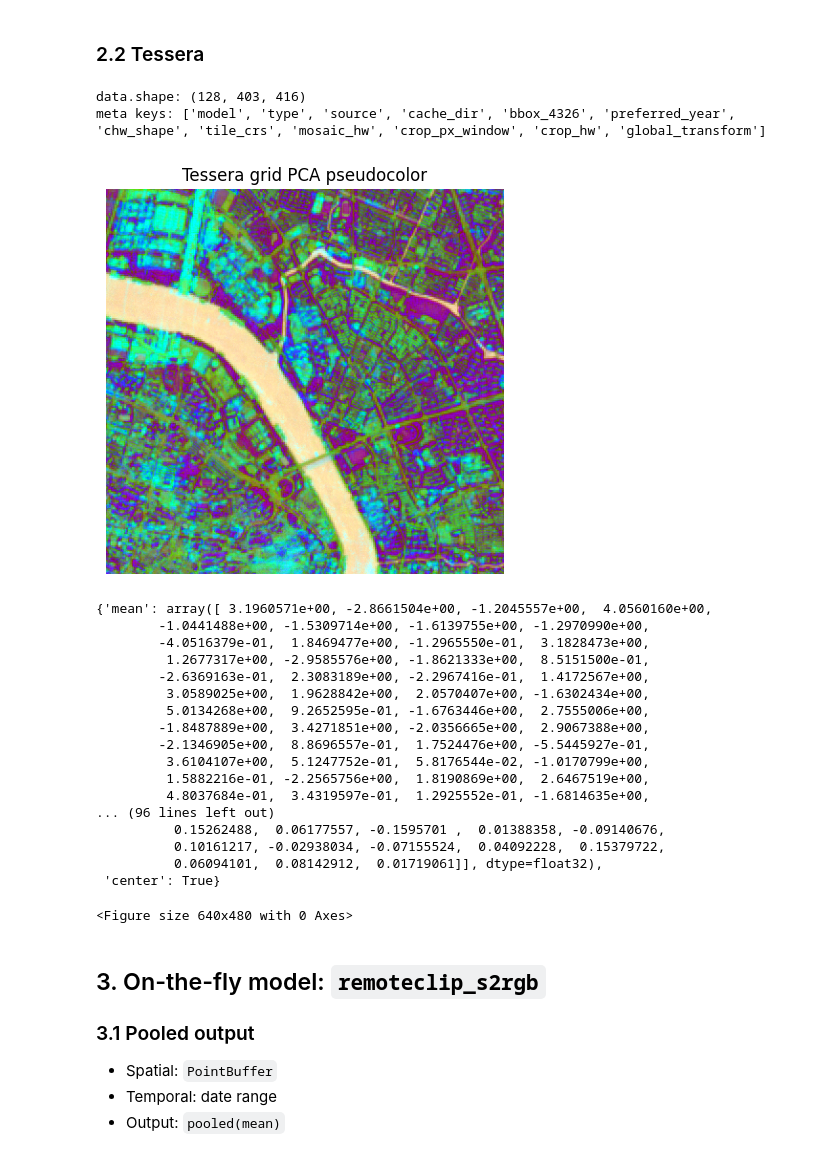
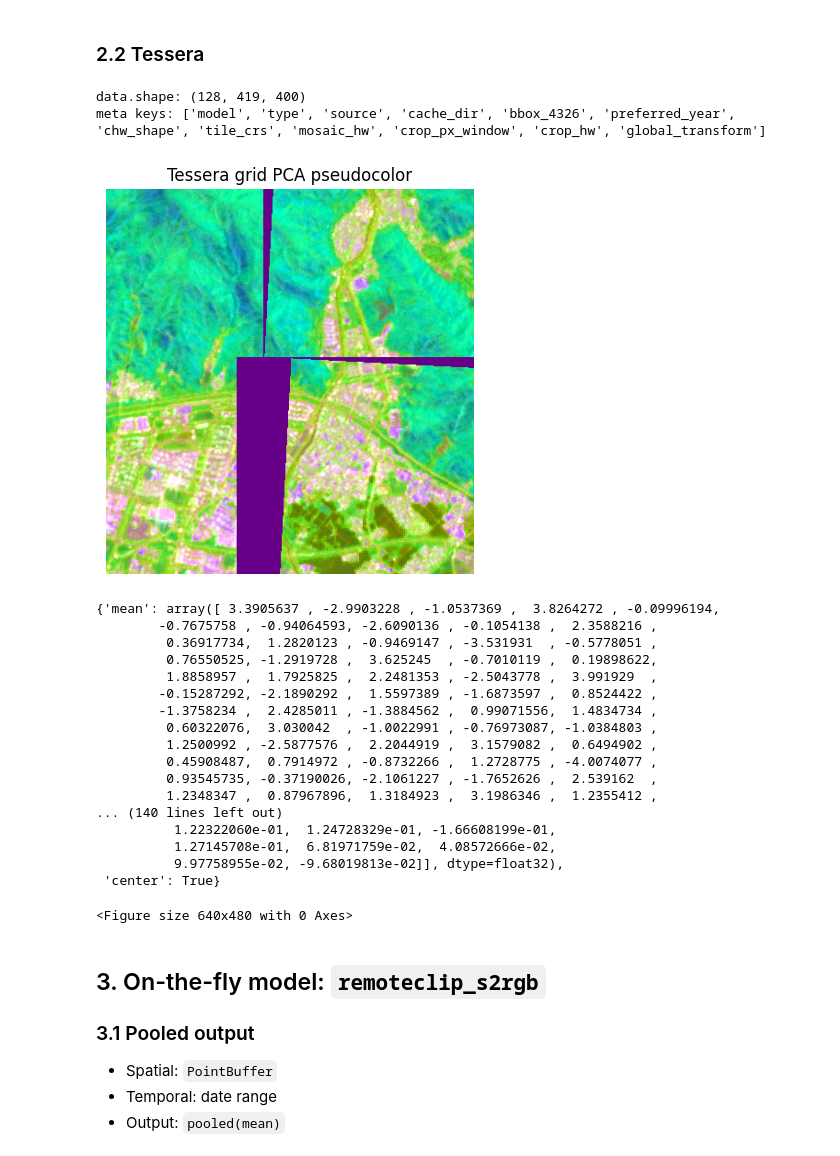
Before and after one commit to Dinghye/rs-embed, a Jupyter notebook: examples/playground.ipynb, the cells around one changed output. Drawn from its saved outputs; the diff is of its cells as text; code cells hidden in the pictures.

```diff
--- a/examples/playground.ipynb
+++ b/examples/playground.ipynb
@@ -100,39 +100,39 @@ source: GOOGLE/SATELLITE_EMBEDDING/V1/ANNUAL
 # %%
 emb_tessera_grid = get_embedding(
     "tessera",
-    spatial=spatial_point,
+    spatial=PointBuffer(lon=120.0, lat=30.0, buffer_m=2048),
     temporal=temporal_year,
     output=OutputSpec.grid(),
     backend="local",
 )
 
 print("data.shape:", emb_tessera_grid.data.shape)
 print("meta keys:", list(emb_tessera_grid.meta.keys()))
 
 plot_embedding_pseudocolor(
     emb_tessera_grid,
     title="Tessera grid PCA pseudocolor",
 )
 # %% [output]
-data.shape: (128, 403, 416)
+data.shape: (128, 419, 400)
 meta keys: ['model', 'type', 'source', 'cache_dir', 'bbox_4326', 'preferred_year', 'chw_shape', 'tile_crs', 'mosaic_hw', 'crop_px_window', 'crop_hw', 'global_transform']
-[figure, old version]
+[figure, new version]
-{'mean': array([ 3.1960571e+00, -2.8661504e+00, -1.2045557e+00,  4.0560160e+00,
-        -1.0441488e+00, -1.5309714e+00, -1.6139755e+00, -1.2970990e+00,
-        -4.0516379e-01,  1.8469477e+00, -1.2965550e-01,  3.1828473e+00,
-         1.2677317e+00, -2.9585576e+00, -1.8621333e+00,  8.5151500e-01,
-        -2.6369163e-01,  2.3083189e+00, -2.2967416e-01,  1.4172567e+00,
-         3.0589025e+00,  1.9628842e+00,  2.0570407e+00, -1.6302434e+00,
-         5.0134268e+00,  9.2652595e-01, -1.6763446e+00,  2.7555006e+00,
-        -1.8487889e+00,  3.4271851e+00, -2.0356665e+00,  2.9067388e+00,
-        -2.1346905e+00,  8.8696557e-01,  1.7524476e+00, -5.5445927e-01,
-         3.6104107e+00,  5.1247752e-01,  5.8176544e-02, -1.0170799e+00,
-         1.5882216e-01, -2.2565756e+00,  1.8190869e+00,  2.6467519e+00,
-         4.8037684e-01,  3.4319597e-01,  1.2925552e-01, -1.6814635e+00,
-... (96 lines left out)
-          0.15262488,  0.06177557, -0.1595701 ,  0.01388358, -0.09140676,
-          0.10161217, -0.02938034, -0.07155524,  0.04092228,  0.15379722,
-          0.06094101,  0.08142912,  0.01719061]], dtype=float32),
+{'mean': array([ 3.3905637 , -2.9903228 , -1.0537369 ,  3.8264272 , -0.09996194,
+        -0.7675758 , -0.94064593, -2.6090136 , -0.1054138 ,  2.3588216 ,
+         0.36917734,  1.2820123 , -0.9469147 , -3.531931  , -0.5778051 ,
+         0.76550525, -1.2919728 ,  3.625245  , -0.7010119 ,  0.19898622,
+         1.8858957 ,  1.7925825 ,  2.2481353 , -2.5043778 ,  3.991929  ,
+        -0.15287292, -2.1890292 ,  1.5597389 , -1.6873597 ,  0.8524422 ,
+        -1.3758234 ,  2.4285011 , -1.3884562 ,  0.99071556,  1.4834734 ,
+         0.60322076,  3.030042  , -1.0022991 , -0.76973087, -1.0384803 ,
+         1.2500992 , -2.5877576 ,  2.2044919 ,  3.1579082 ,  0.6494902 ,
+         0.45908487,  0.7914972 , -0.8732266 ,  1.2728775 , -4.0074077 ,
+         0.93545735, -0.37190026, -2.1061227 , -1.7652626 ,  2.539162  ,
+         1.2348347 ,  0.87967896,  1.3184923 ,  3.1986346 ,  1.2355412 ,
+... (140 lines left out)
+          1.22322060e-01,  1.24728329e-01, -1.66608199e-01,
+          1.27145708e-01,  6.81971759e-02,  4.08572666e-02,
+          9.97758955e-02, -9.68019813e-02]], dtype=float32),
  'center': True}
 <Figure size 640x480 with 0 Axes>
 # %% [markdown]
```
Also changed, not shown: 11 other files.
